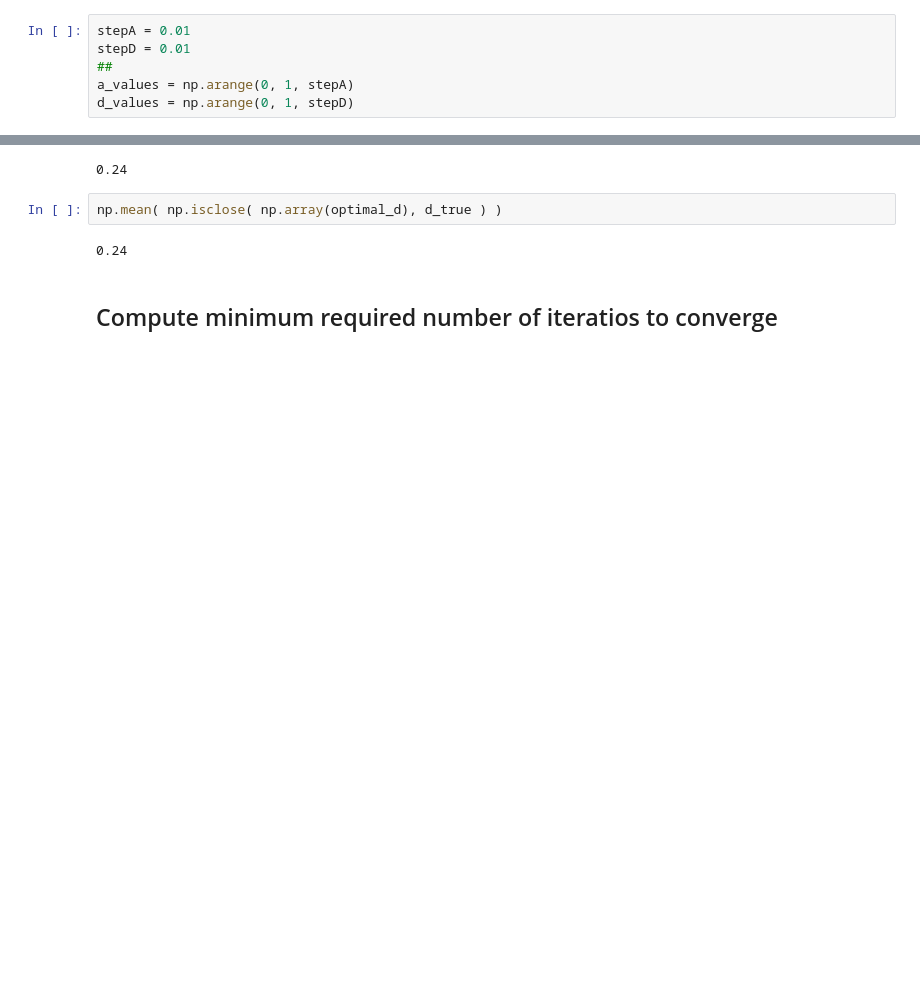
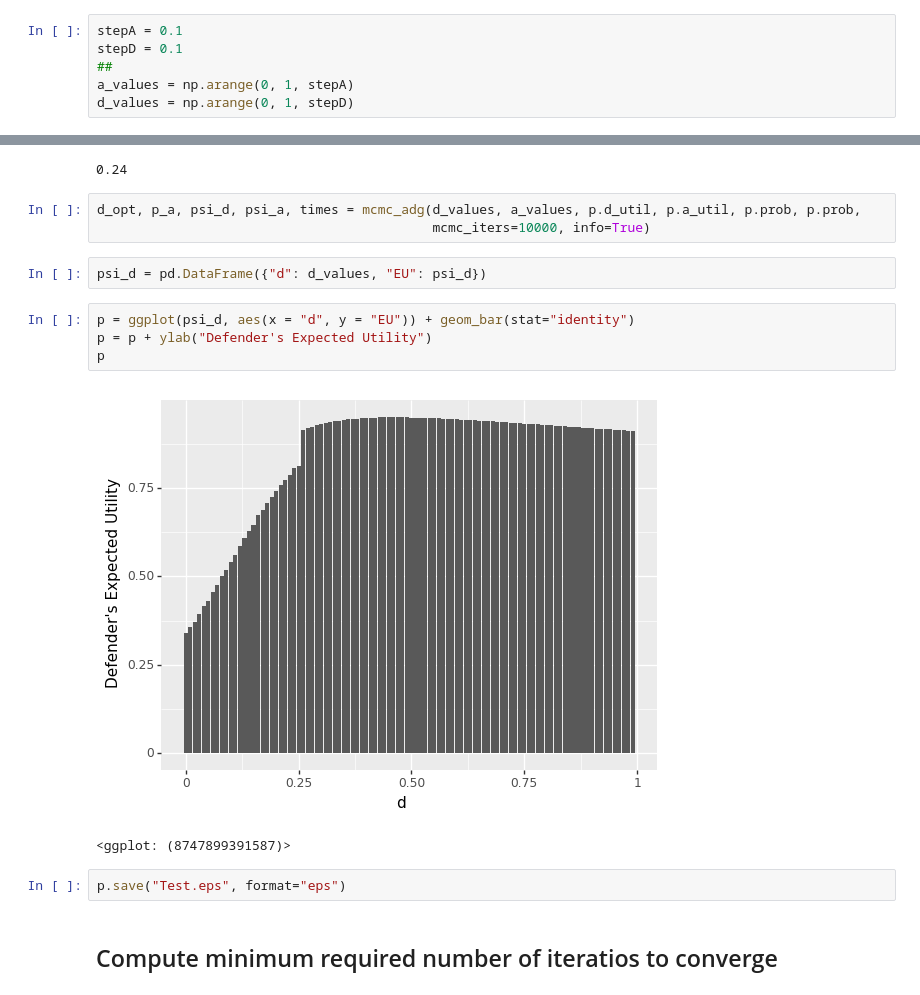
Before and after one commit to albertotb/aps, a Jupyter notebook: notebook/APS_times_experiment.ipynb, the cells around one changed output, grey strips where cells are left out. Drawn from its saved outputs; the diff is of its cells as text; blank space fills up the shorter version.

```diff
--- a/notebook/APS_times_experiment.ipynb
+++ b/notebook/APS_times_experiment.ipynb
@@ -23,8 +24,8 @@ from contextlib import contextmanager
 # %% [markdown]
 Fix a discretization step
 # %%
-stepA = 0.01
-stepD = 0.01
+stepA = 0.1
+stepD = 0.1
 ##
 a_values = np.arange(0, 1, stepA)
 d_values = np.arange(0, 1, stepD)
@@ -83,10 +84,20 @@ percent = np.mean(np.array(optimal_d) == d_true)
 print(percent)
 # %% [output]
 0.24
-# %%
-np.mean( np.isclose( np.array(optimal_d), d_true ) )
-# %% [output]
-0.24
+# %%
+d_opt, p_a, psi_d, psi_a, times = mcmc_adg(d_values, a_values, p.d_util, p.a_util, p.prob, p.prob,
+                                           mcmc_iters=10000, info=True)
+# %%
+psi_d = pd.DataFrame({"d": d_values, "EU": psi_d})
+# %%
+p = ggplot(psi_d, aes(x = "d", y = "EU")) + geom_bar(stat="identity")
+p = p + ylab("Defender's Expected Utility")
+p
+# %% [output]
+[figure, added]
+<ggplot: (8747899391587)>
+# %%
+p.save("Test.eps", format="eps")
 # %% [markdown]
 ## Compute minimum required number of iteratios to converge
 # %%
```
Also changed, not shown: parts of 14 cells of this notebook, 10 other files.
